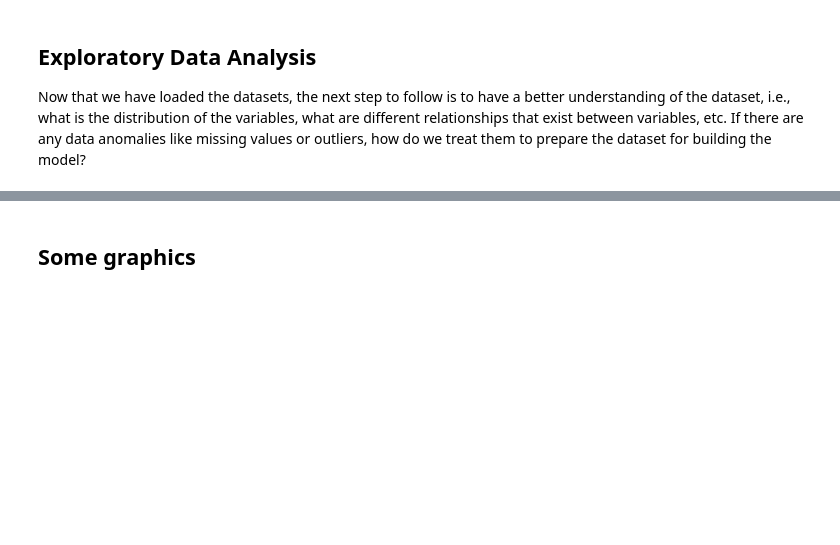
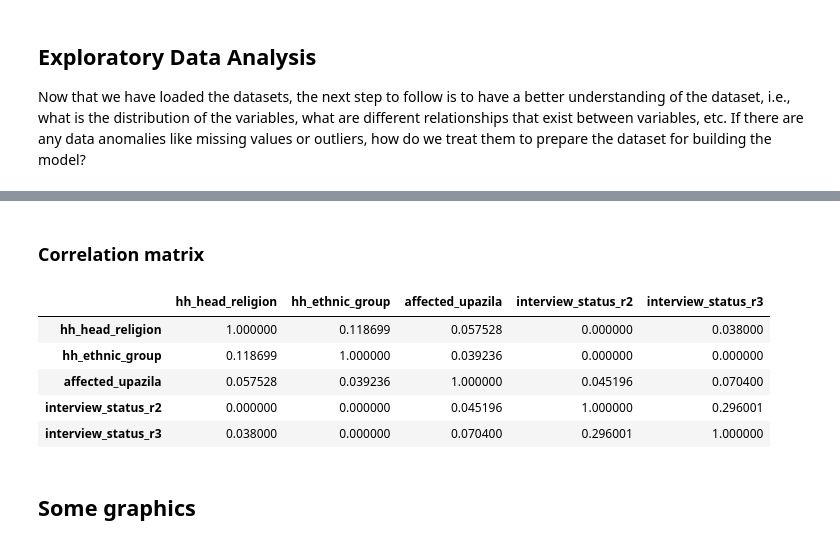
Before and after one commit to KassoumHabibou/PhD-Chapter-2, a Jupyter notebook: 03_univariate_descriptive_statistics.ipynb, the cells around one changed output, grey strips where cells are left out. Drawn from its saved outputs; the diff is of its cells as text; code cells hidden in the pictures; blank space fills up the shorter version.

```diff
--- a/03_univariate_descriptive_statistics.ipynb
+++ b/03_univariate_descriptive_statistics.ipynb
@@ -289,3 +362,14 @@ pd.DataFrame(data={'% of Missing Values':round(df_r1_anthr1.isna().sum()/df_r1_a
+# %% [markdown]
+### Correlation matrix
+# %%
+associations(df_r1_hh[["hh_head_religion","hh_ethnic_group","affected_upazila","interview_status_r2","interview_status_r3"]],plot=False)['corr'].dropna(axis=1, how='all').dropna(axis=0, how='all').style.background_gradient(cmap='coolwarm', axis=None)
+# %% [output]
+|  | hh_head_religion | hh_ethnic_group | affected_upazila | interview_status_r2 | interview_status_r3 |
+| hh_head_religion | 1.000000 | 0.118699 | 0.057528 | 0.000000 | 0.038000 |
+| hh_ethnic_group | 0.118699 | 1.000000 | 0.039236 | 0.000000 | 0.000000 |
+| affected_upazila | 0.057528 | 0.039236 | 1.000000 | 0.045196 | 0.070400 |
+| interview_status_r2 | 0.000000 | 0.000000 | 0.045196 | 1.000000 | 0.296001 |
+| interview_status_r3 | 0.038000 | 0.000000 | 0.070400 | 0.296001 | 1.000000 |
 # %% [markdown]
 ## Some graphics
 # %% [markdown]
```
Also changed, not shown: parts of 16 cells of this notebook, 2 other files.
